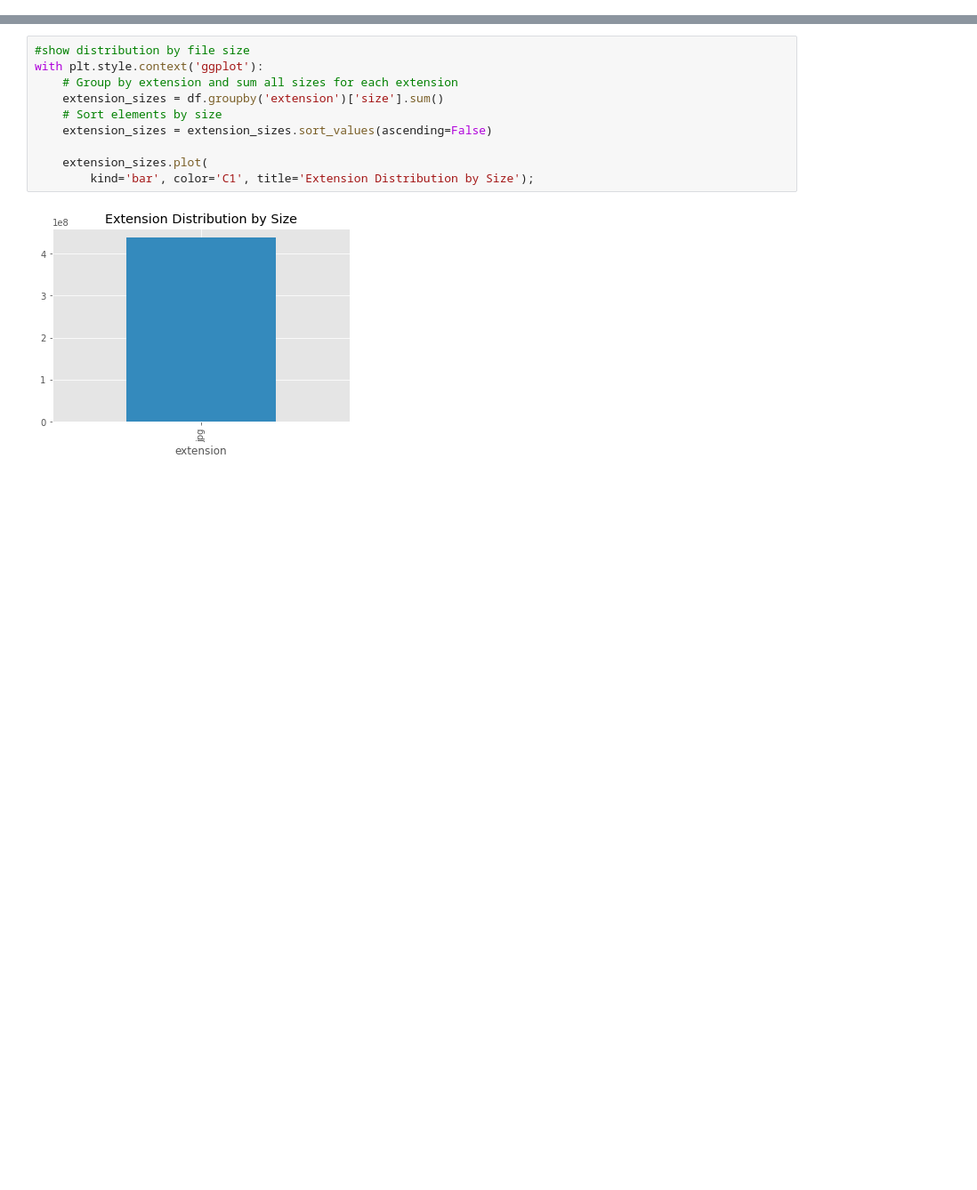
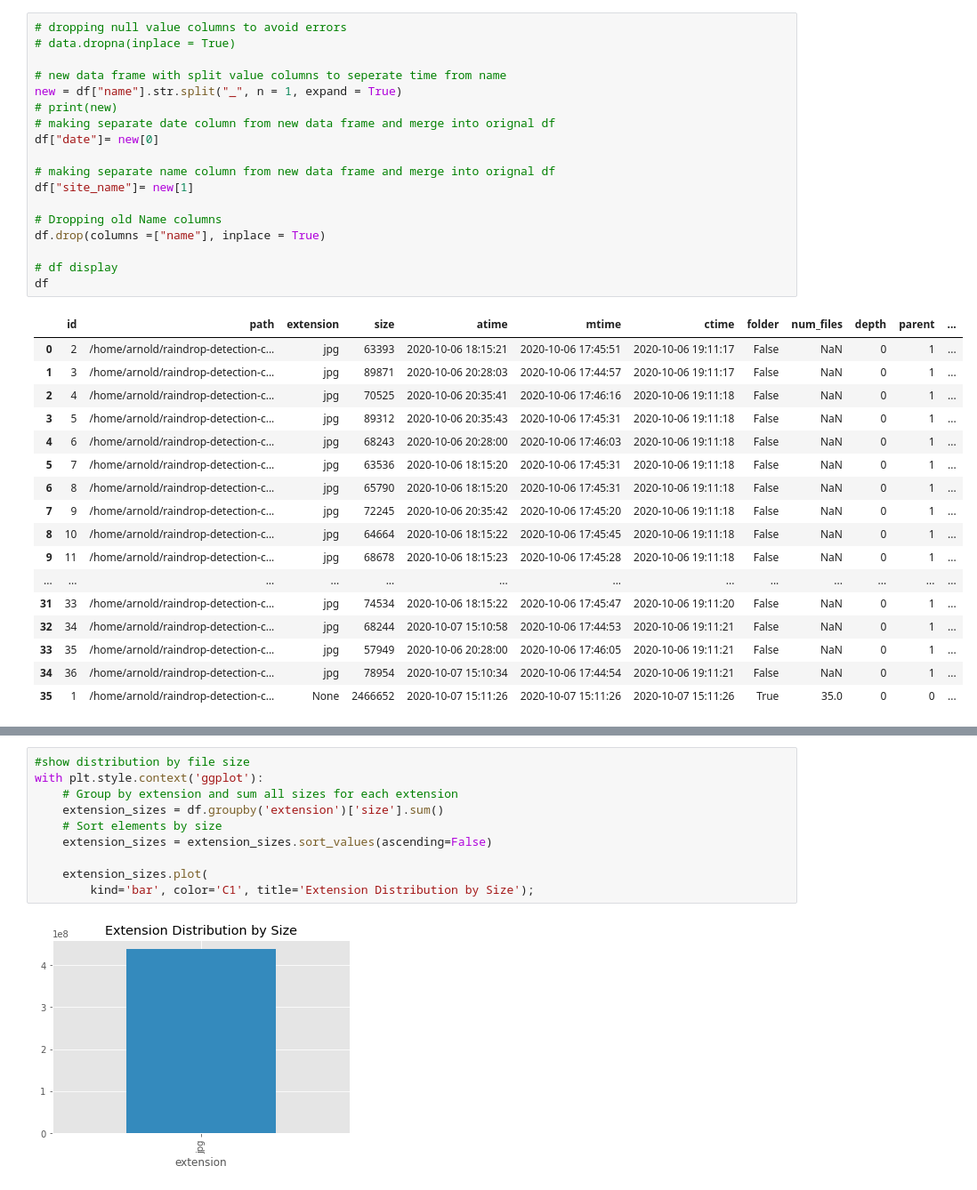
Before and after one commit to arnoldas500/clouds_detection, a Jupyter notebook: category_statistics.ipynb, the cells around one changed output, grey strips where cells are left out. Shown at 89% size. Cells and saved outputs as stored; diff of their text form; blank space fills up the shorter version.

```diff
--- a/category_statistics.ipynb
+++ b/category_statistics.ipynb
@@ -26,0 +47,36 @@ df[df['folder']]
+# %%
+# dropping null value columns to avoid errors
+# data.dropna(inplace = True)
+
+# new data frame with split value columns to seperate time from name
+new = df["name"].str.split("_", n = 1, expand = True)
+# print(new)
+# making separate date column from new data frame and merge into orignal df
+df["date"]= new[0]
+
+# making separate name column from new data frame and merge into orignal df
+df["site_name"]= new[1]
+
+# Dropping old Name columns
+df.drop(columns =["name"], inplace = True)
+
+# df display
+df
+# %% [output]
+|  | id | path | extension | size | atime | mtime | ctime | folder | num_files | depth | parent | ... |
+| 0 | 2 | /home/arnold/raindrop-detection-c... | jpg | 63393 | 2020-10-06 18:15:21 | 2020-10-06 17:45:51 | 2020-10-06 19:11:17 | False | NaN | 0 | 1 | ... |
+| 1 | 3 | /home/arnold/raindrop-detection-c... | jpg | 89871 | 2020-10-06 20:28:03 | 2020-10-06 17:44:57 | 2020-10-06 19:11:17 | False | NaN | 0 | 1 | ... |
+| 2 | 4 | /home/arnold/raindrop-detection-c... | jpg | 70525 | 2020-10-06 20:35:41 | 2020-10-06 17:46:16 | 2020-10-06 19:11:18 | False | NaN | 0 | 1 | ... |
+| 3 | 5 | /home/arnold/raindrop-detection-c... | jpg | 89312 | 2020-10-06 20:35:43 | 2020-10-06 17:45:31 | 2020-10-06 19:11:18 | False | NaN | 0 | 1 | ... |
+| 4 | 6 | /home/arnold/raindrop-detection-c... | jpg | 68243 | 2020-10-06 20:28:00 | 2020-10-06 17:46:03 | 2020-10-06 19:11:18 | False | NaN | 0 | 1 | ... |
+| 5 | 7 | /home/arnold/raindrop-detection-c... | jpg | 63536 | 2020-10-06 18:15:20 | 2020-10-06 17:45:31 | 2020-10-06 19:11:18 | False | NaN | 0 | 1 | ... |
+| 6 | 8 | /home/arnold/raindrop-detection-c... | jpg | 65790 | 2020-10-06 18:15:20 | 2020-10-06 17:45:31 | 2020-10-06 19:11:18 | False | NaN | 0 | 1 | ... |
+| 7 | 9 | /home/arnold/raindrop-detection-c... | jpg | 72245 | 2020-10-06 20:35:42 | 2020-10-06 17:45:20 | 2020-10-06 19:11:18 | False | NaN | 0 | 1 | ... |
+| 8 | 10 | /home/arnold/raindrop-detection-c... | jpg | 64664 | 2020-10-06 18:15:22 | 2020-10-06 17:45:45 | 2020-10-06 19:11:18 | False | NaN | 0 | 1 | ... |
+| 9 | 11 | /home/arnold/raindrop-detection-c... | jpg | 68678 | 2020-10-06 18:15:23 | 2020-10-06 17:45:28 | 2020-10-06 19:11:18 | False | NaN | 0 | 1 | ... |
+| ... | ... | ... | ... | ... | ... | ... | ... | ... | ... | ... | ... | ... |
+| 31 | 33 | /home/arnold/raindrop-detection-c... | jpg | 74534 | 2020-10-06 18:15:22 | 2020-10-06 17:45:47 | 2020-10-06 19:11:20 | False | NaN | 0 | 1 | ... |
+| 32 | 34 | /home/arnold/raindrop-detection-c... | jpg | 68244 | 2020-10-07 15:10:58 | 2020-10-06 17:44:53 | 2020-10-06 19:11:21 | False | NaN | 0 | 1 | ... |
+| 33 | 35 | /home/arnold/raindrop-detection-c... | jpg | 57949 | 2020-10-06 20:28:00 | 2020-10-06 17:46:05 | 2020-10-06 19:11:21 | False | NaN | 0 | 1 | ... |
+| 34 | 36 | /home/arnold/raindrop-detection-c... | jpg | 78954 | 2020-10-07 15:10:34 | 2020-10-06 17:44:54 | 2020-10-06 19:11:21 | False | NaN | 0 | 1 | ... |
+| 35 | 1 | /home/arnold/raindrop-detection-c... | None | 2466652 | 2020-10-07 15:11:26 | 2020-10-07 15:11:26 | 2020-10-07 15:11:26 | True | 35.0 | 0 | 0 | ... |
```
Also changed, not shown: parts of 10 cells of this notebook.
